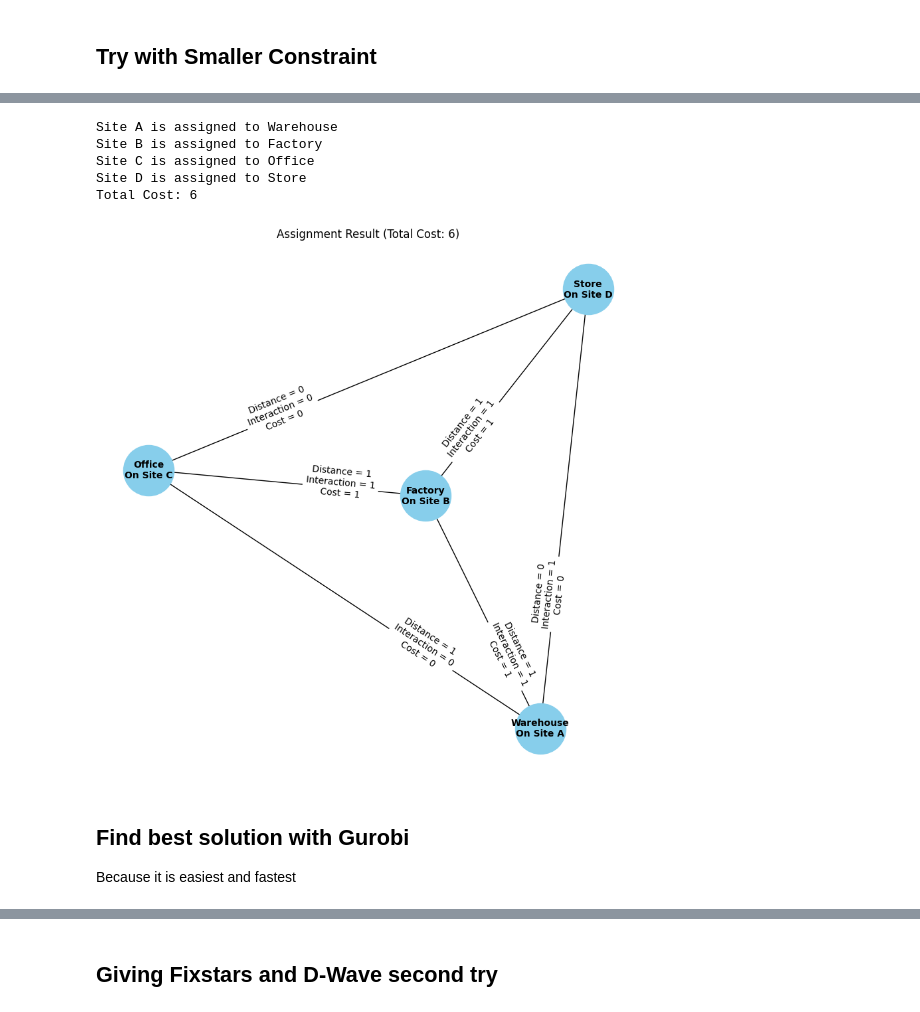
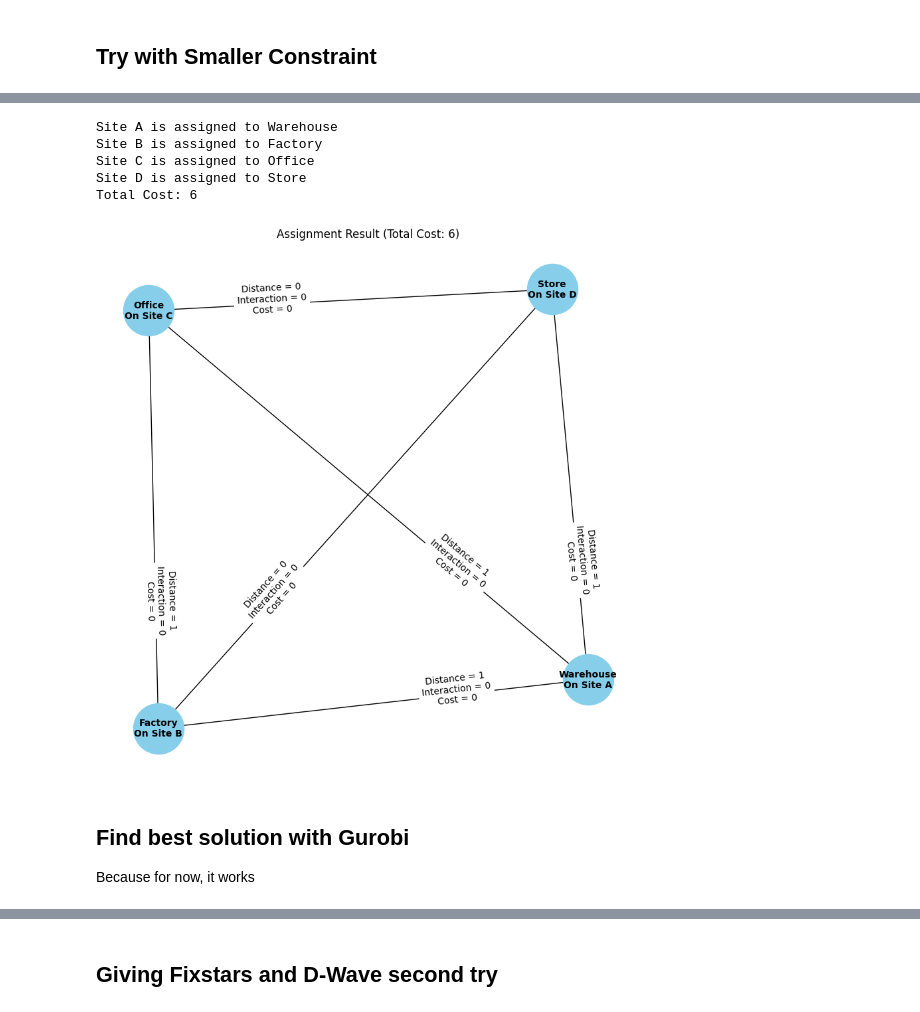
Before and after one commit to Q2TM/qubo_benchmarking, a Jupyter notebook: QAP/solvers.ipynb, the cells around one changed output, grey strips where cells are left out. Saved outputs shown, nothing was run; the diff lists cells and outputs as text; code cells hidden in the pictures.

```diff
--- a/QAP/solvers.ipynb
+++ b/QAP/solvers.ipynb
@@ -277,27 +159,27 @@ RuntimeError: result has no feasible solution
 # %% [markdown]
 ## Try with Smaller Constraint
 # %%
-s_distance = [
-        [0, 1, 1, 0],
-        [1, 0, 1, 1],
+small_distance = [
+        [0, 1, 1, 1],
+        [1, 0, 1, 0],
         [1, 1, 0, 0],
-        [0, 1, 0, 0]
+        [1, 0, 0, 0]
     ]
 
-s_interaction = [
-        [0, 1, 0, 1],
-        [1, 0, 1, 1],
-        [0, 1, 0, 0],
+small_interaction = [
+        [0, 1, 1, 1],
+        [1, 0, 0, 1],
+        [1, 0, 0, 0],
         [1, 1, 0, 0]
     ]
 
-s_model = create_qp_model(s_distance, s_interaction)
+small_model = create_qap_qp_model(small_distance, small_interaction)
 
 display(Markdown("### Objective: Minimize"))
-display(Markdown(f"${obj_to_latex(s_model["obj"])}$"))
+display(Markdown(obj_to_latex(small_model["obj"])))
 
 
 display(Markdown("### Constraint:"))
-display(Markdown(con_to_latex(s_model["c"])))
+display(Markdown(con_to_latex(small_model["c"])))
 # %% [output]
 ### Objective: Minimize
@@ -314,16 +198,17 @@ $q_{0,3} + q_{1,3} + q_{2,3} + q_{3,3} = 1$
 # %%
 # Random Solution
 
-assign_facilities([0, 1, 2, 3], distance_matrix=s_distance, interaction_matrix=s_interaction)
+assign_facilities([0, 1, 2, 3], location_name, facility_name,
+                  small_distance, small_interaction)
 # %% [output]
 Site A is assigned to Warehouse
 Site B is assigned to Factory
 Site C is assigned to Office
 Site D is assigned to Store
 Total Cost: 6
-[figure, old version]
+[figure, new version]
 # %% [markdown]
 ## Find best solution with Gurobi
 
-Because it is easiest and fastest
+Because for now, it works
 # %%
```
Also changed, not shown: parts of 48 cells of this notebook, 2 other files.
